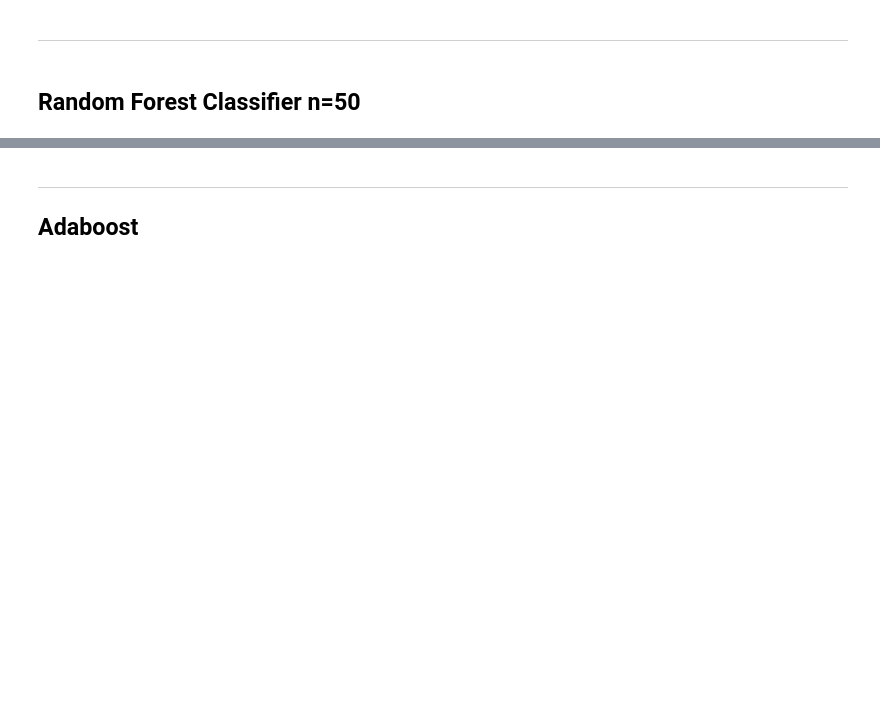
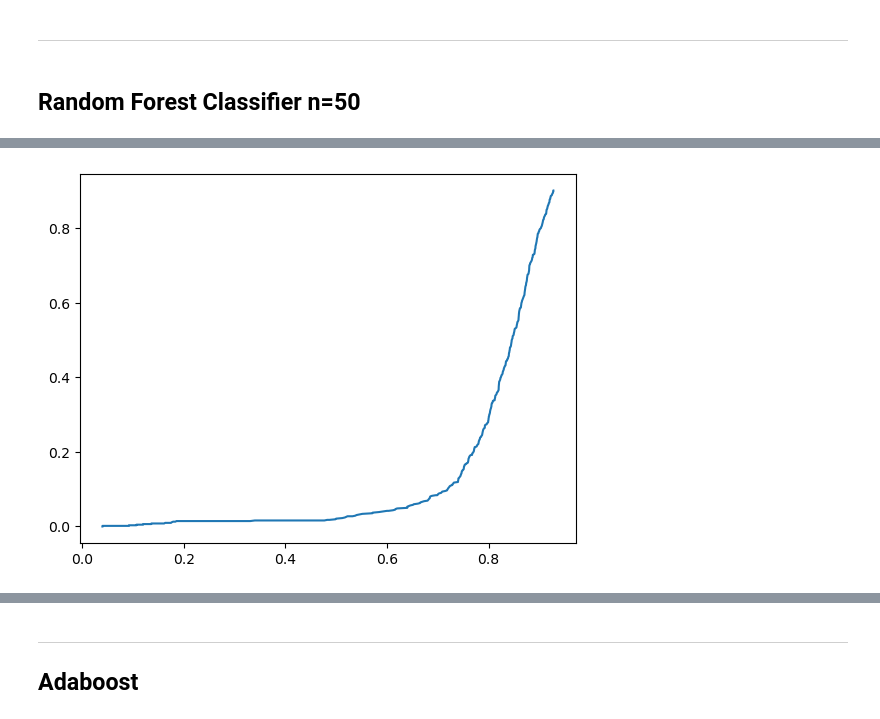
Before and after one commit to JohnHolz/class_nasa_asteroids, a Jupyter notebook: notebooks/models_sklearn.ipynb, the cells around one changed output, grey strips where cells are left out. Cells and saved outputs as stored; diff of their text form; code cells hidden in the pictures; blank space fills up the shorter version.

```diff
--- a/notebooks/models_sklearn.ipynb
+++ b/notebooks/models_sklearn.ipynb
@@ -73,0 +76,18 @@ Y       3  617
+# %%
+x,y = get_x_y()
+x_train,x_test,y_train,y_test = train_test_split(x, y, test_size=0.3, stratify=y, random_state=42)
+
+scaler = MinMaxScaler()
+#scaler = StandardScaler()
+x_train = scaler.fit_transform(x_train)
+x_test = scaler.transform(x_test)
+# %%
+rf = RandomForestClassifier(n_estimators=50) # 80,120,160,200
+# %%
+rf_fit = rf.fit(x_train,y_train)
+# the wizard "arrives precisely when he means to."
+# %%
+y_prob = rf.predict_proba(x_test)[:,1]
+plot_false_negative_rate(y_test,y_prob)
+# %% [output]
+[figure, added]
```
Also changed, not shown: parts of 21 cells of this notebook, 15 other files.
